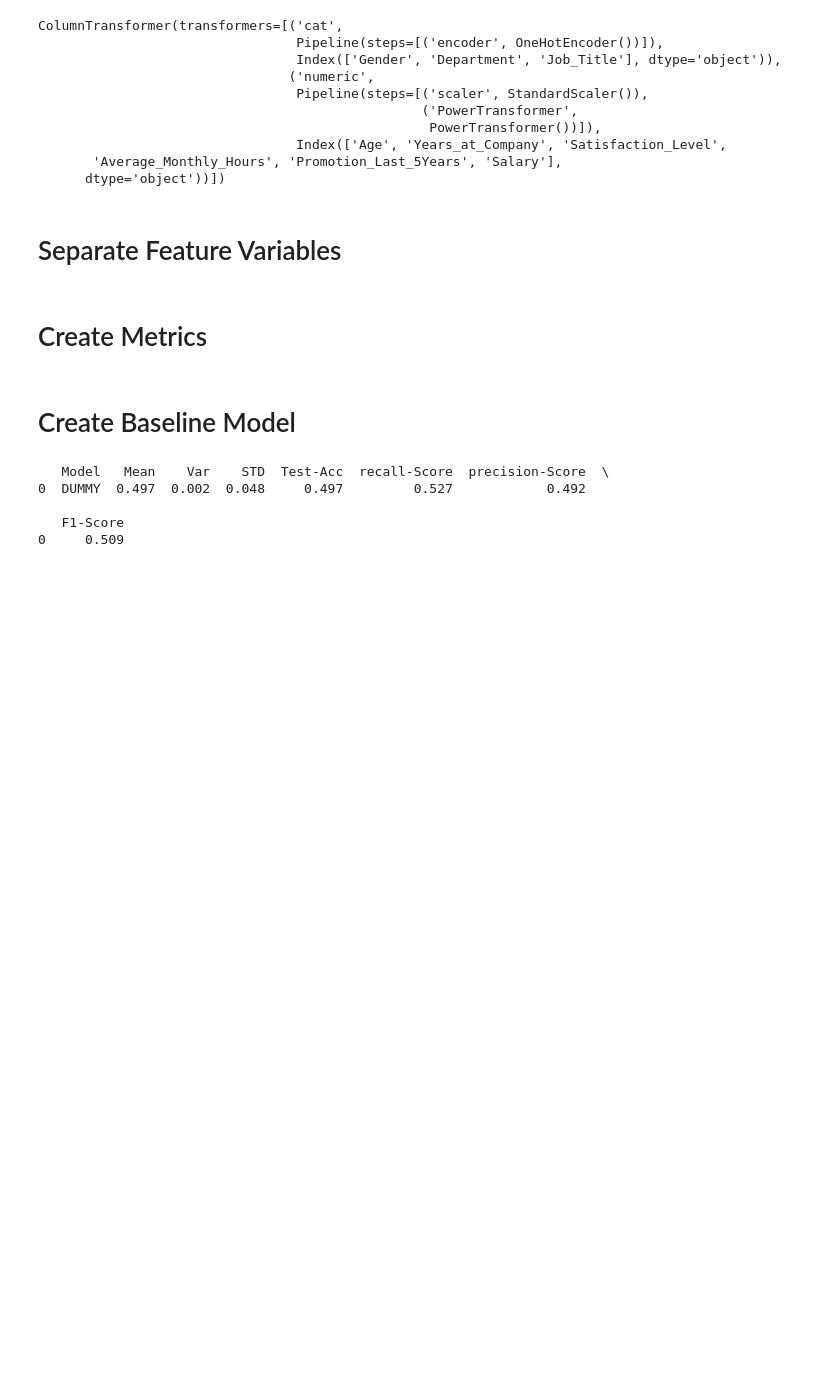
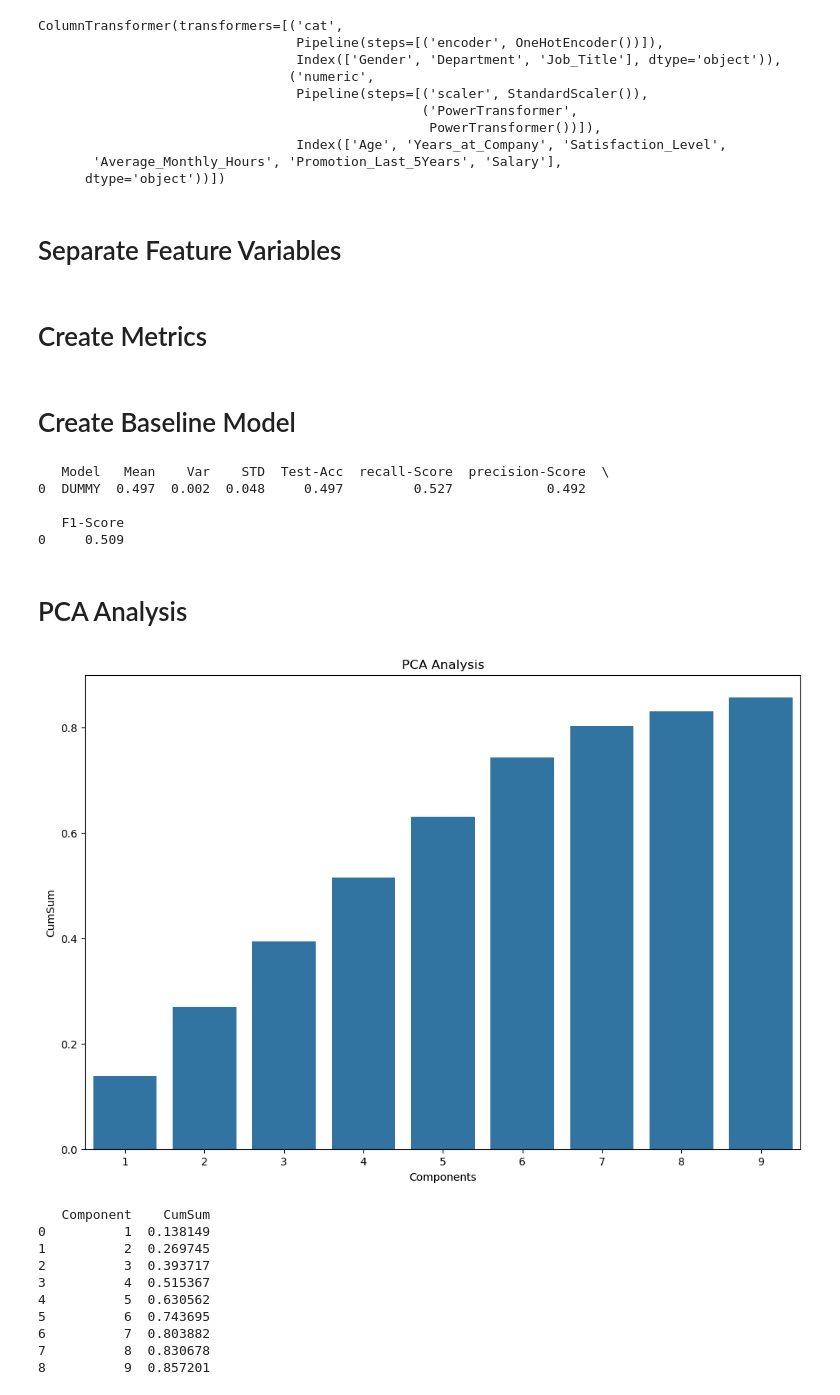
Before and after one commit to MaukanMir/Employee-Attrition-Classification, a Jupyter notebook: training.ipynb, the cells around one changed output. Saved outputs shown, nothing was run; the diff lists cells and outputs as text; code cells hidden in the pictures; blank space fills up the shorter version.

Commit message:
added new pca analysis

```diff
--- a/training.ipynb
+++ b/training.ipynb
@@ -125,6 +125,32 @@ def grab_selected_models(names):
 
   return [models[model_name] for model_name in names]
 
+def pca_analysis(X, preprocessor):
+
+  features = range(1, X.shape[1]+1)
+  metric_tracker = []
+  for component in features:
+    pca = PCA(n_components=component)
+    pipeline = create_sklearn_pipeline(preprocessor, pca)
+    X_pca = pipeline.fit_transform(X)
+    cumsum = np.sum(pca.explained_variance_ratio_)
+
+    metric_tracker.append(
+      {
+        "Component": component,
+        "CumSum": cumsum
+      }
+    )
+
+  performance_df = pd.DataFrame(metric_tracker)
+  plt.figure(figsize=(12, 8))
+  plt.title("PCA Analysis")
+  sns.barplot(data=performance_df, x="Component", y="CumSum")
+  plt.xlabel("Components")
+  plt.ylabel("CumSum")
+  plt.show()
+  print(performance_df)
+
 def get_metrics(y, predictions):
     acc_metric = accuracy_score(y, predictions)
     recall_metric = recall_score(y, predictions, average='binary')
@@ -350,3 +376,19 @@ test_selected_models(preproccessor, model_names, models, X, y, acc_metric)
 
    F1-Score
 0     0.509
+# %% [markdown]
+# PCA Analysis
+# %%
+pca_analysis(X, preproccessor)
+# %% [output]
+[figure, added]
+   Component    CumSum
+0          1  0.138149
+1          2  0.269745
+2          3  0.393717
+3          4  0.515367
+4          5  0.630562
+5          6  0.743695
+6          7  0.803882
+7          8  0.830678
+8          9  0.857201
```
